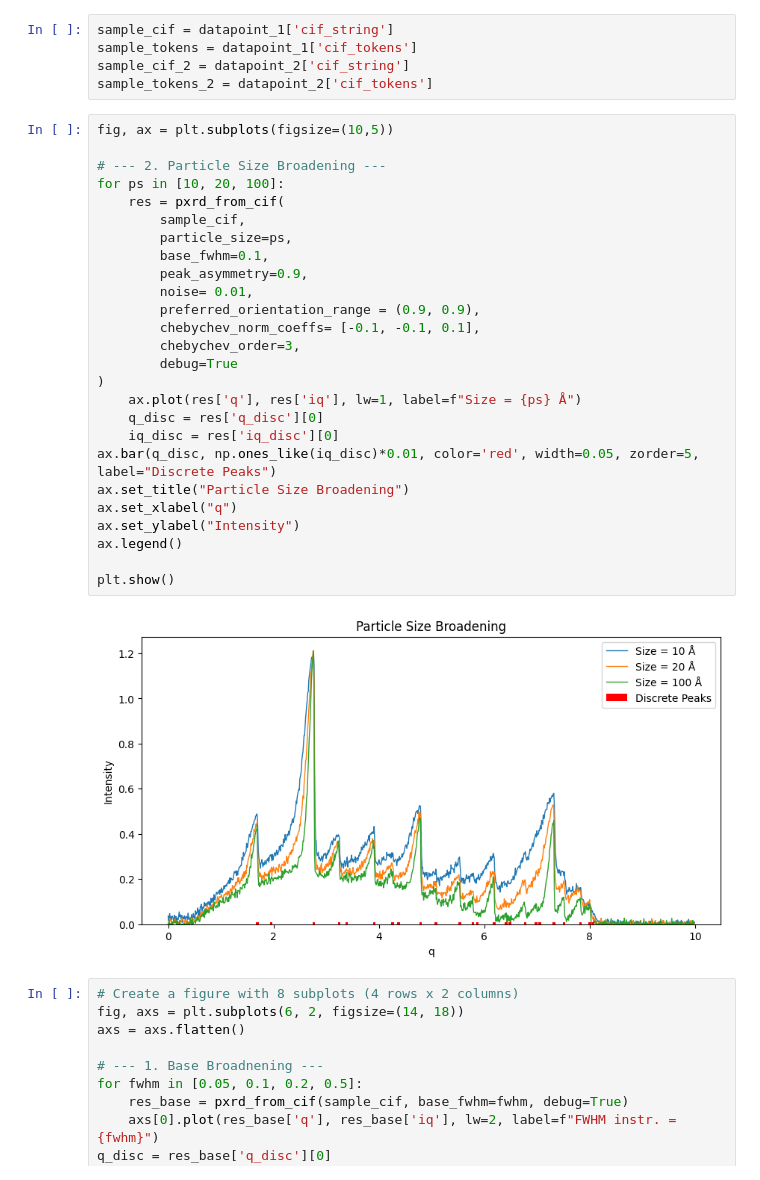
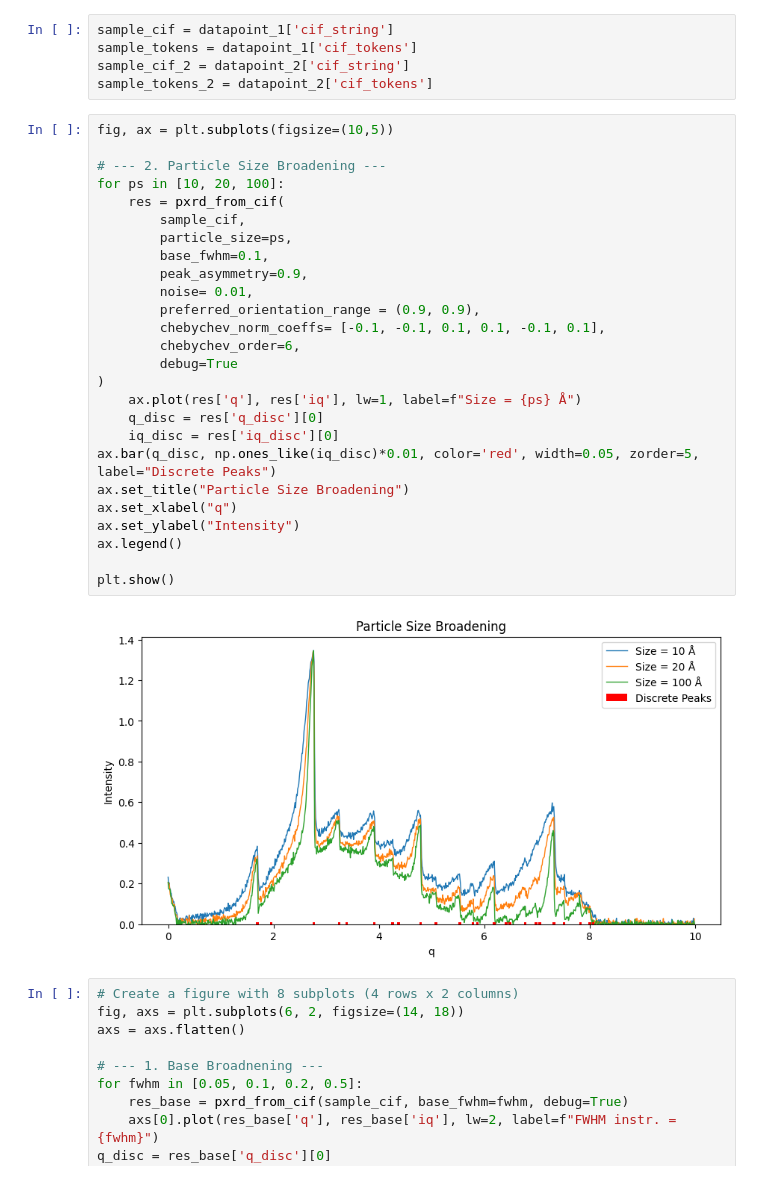
Before and after one commit to FrederikLizakJohansen/deCIFer, a Jupyter notebook: notebooks/PXRD transformations (new).ipynb, the cells around one changed output. Saved outputs shown, nothing was run; the diff lists cells and outputs as text.

```diff
--- a/notebooks/PXRD transformations (new).ipynb
+++ b/notebooks/PXRD transformations (new).ipynb
@@ -21,31 +21,31 @@ sample_tokens_2 = datapoint_2['cif_tokens']
 # %%
 fig, ax = plt.subplots(figsize=(10,5))
 
 # --- 2. Particle Size Broadening ---
 for ps in [10, 20, 100]:
     res = pxrd_from_cif(
         sample_cif,
         particle_size=ps,
         base_fwhm=0.1,
         peak_asymmetry=0.9,
         noise= 0.01,
         preferred_orientation_range = (0.9, 0.9),
-        chebychev_norm_coeffs= [-0.1, -0.1, 0.1],
-        chebychev_order=3,
+        chebychev_norm_coeffs= [-0.1, -0.1, 0.1, 0.1, -0.1, 0.1],
+        chebychev_order=6,
         debug=True
 )
     ax.plot(res['q'], res['iq'], lw=1, label=f"Size = {ps} Å")
     q_disc = res['q_disc'][0]
     iq_disc = res['iq_disc'][0]
 ax.bar(q_disc, np.ones_like(iq_disc)*0.01, color='red', width=0.05, zorder=5, label="Discrete Peaks")
 ax.set_title("Particle Size Broadening")
 ax.set_xlabel("q")
 ax.set_ylabel("Intensity")
 ax.legend()
 
 plt.show()
 # %% [output]
-[figure, old version]
+[figure, new version]
 # %%
 # Create a figure with 8 subplots (4 rows x 2 columns)
 fig, axs = plt.subplots(6, 2, figsize=(14, 18))
```
Also changed, not shown: 1 other file.
